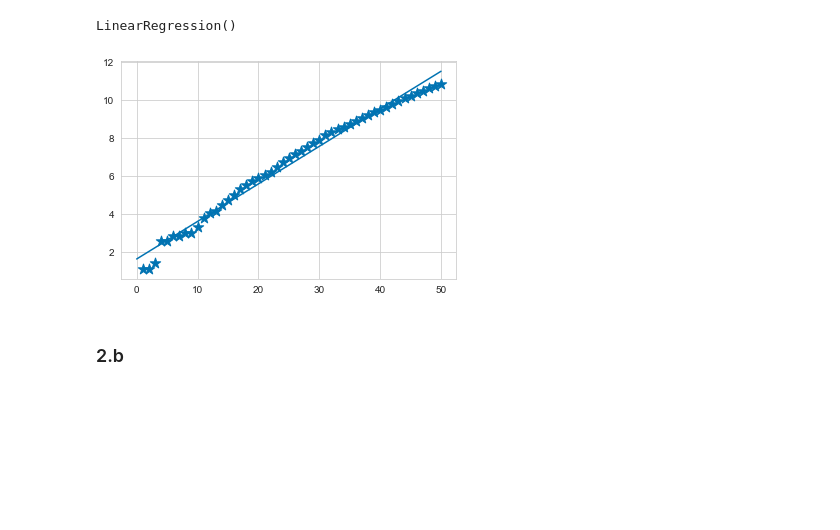
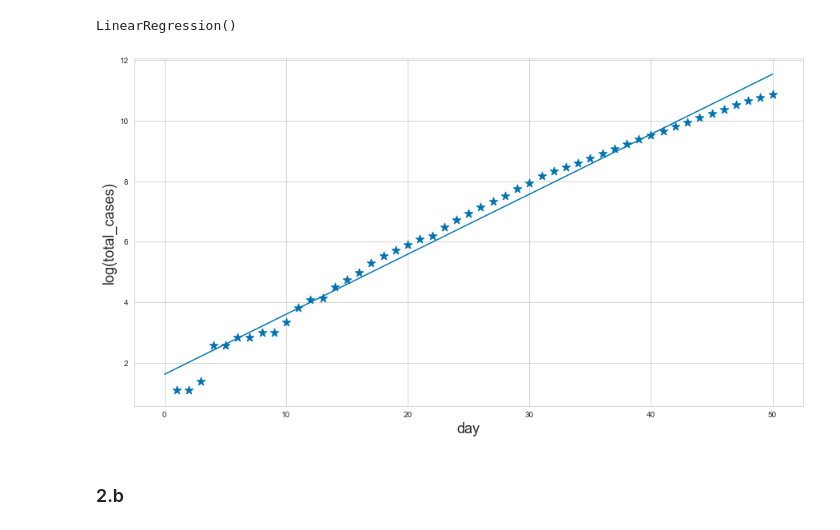
Before and after one commit to neurophysicist/made_ml_2, a Jupyter notebook: ml_hw_1.ipynb, the cells around one changed output. Saved outputs shown, nothing was run; the diff lists cells and outputs as text; code cells hidden in the pictures; blank space fills up the shorter version.

```diff
--- a/ml_hw_1.ipynb
+++ b/ml_hw_1.ipynb
@@ -134,14 +146,16 @@ LinearRegression()
 # %%
 def predicted_curve(x):
     return x * exp_model.coef_ + exp_model.intercept_
 
-fig = plt.figure()
+fig = plt.figure(figsize=figsize)
 ax = fig.add_subplot(111)
+ax.set_ylabel('log(total_cases)', fontsize=18)
+ax.set_xlabel('day', fontsize=18)
 ax.plot([0] + list(train_data_russia['days'].to_numpy()), predicted_curve([0] + list(train_data_russia['days'].to_numpy())))
 ax.scatter(train_data_russia['days'].to_numpy(), train_data_russia['total_cases'].to_numpy(), marker='*', s=120)
 plt.show()
 # %% [output]
-[figure, old version]
+[figure, new version]
 # %% [markdown]
 ### 2.b
 # %% [markdown]
```
Also changed, not shown: parts of 25 cells of this notebook.
